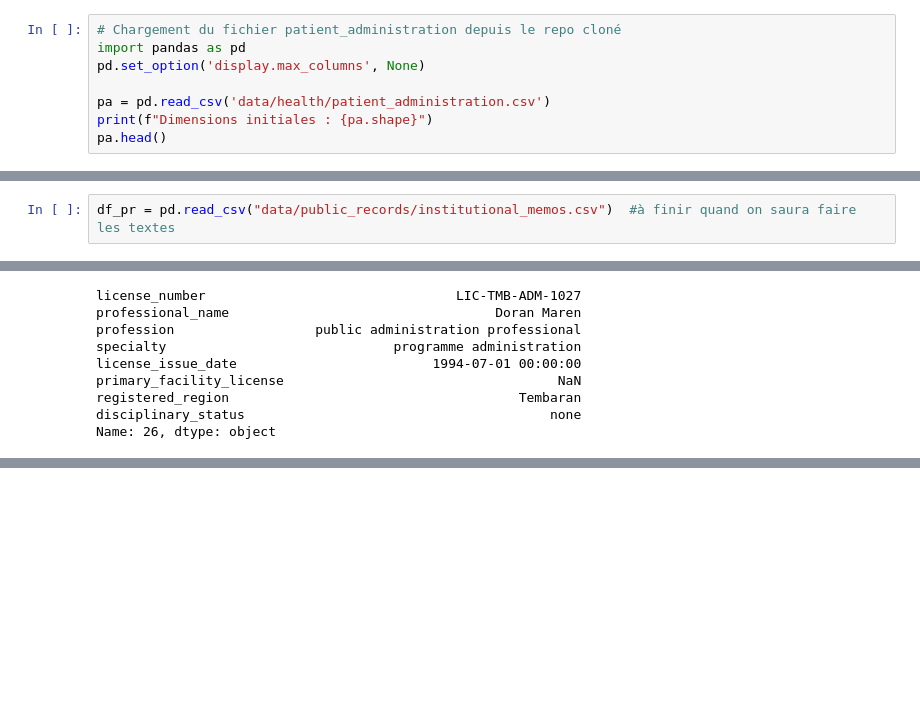
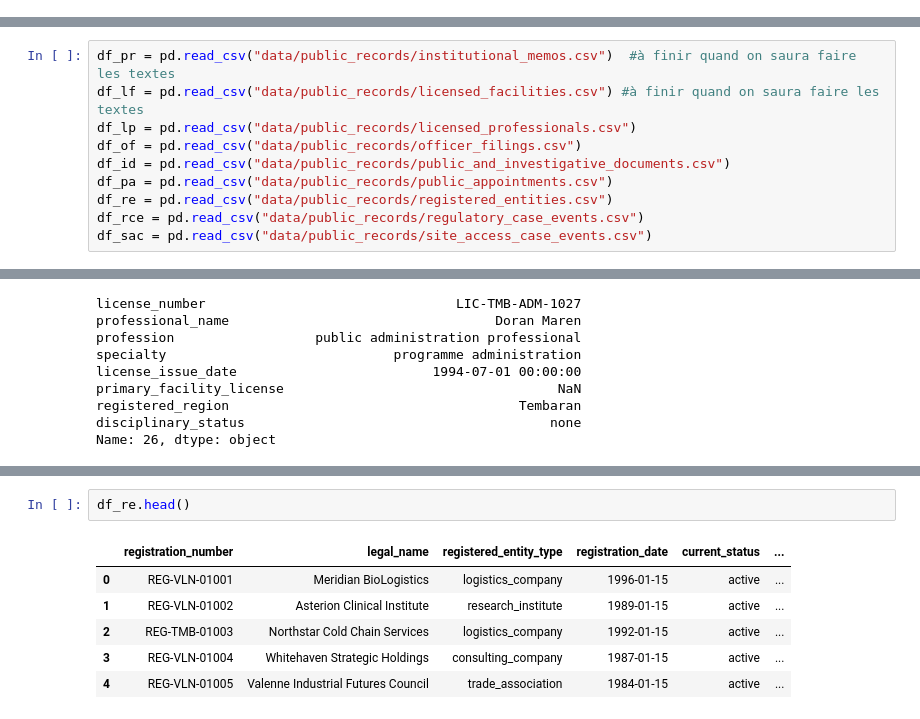
Before and after one commit to Sheik-info/20262027-UE-DataMining-Project, a Jupyter notebook: Base_notebook_to_complete.ipynb, the cells around one changed output, grey strips where cells are left out. Drawn from its saved outputs; the diff is of its cells as text; blank space fills up the shorter version.

Commit message:
registered entities cleaning

```diff
--- a/Base_notebook_to_complete.ipynb
+++ b/Base_notebook_to_complete.ipynb
@@ -132,8 +120,0 @@ Ce fichier contient les données administratives des patients (identité, démog
-# %%
-# Chargement du fichier patient_administration depuis le repo cloné
-import pandas as pd
-pd.set_option('display.max_columns', None)
-
-pa = pd.read_csv('data/health/patient_administration.csv')
-print(f"Dimensions initiales : {pa.shape}")
-pa.head()
@@ -1379,6 +799,14 @@ On a nettoyé les 7 fichiers un par un en suivant à chaque fois la même logiqu
 **Public records**
 # %%
 df_pr = pd.read_csv("data/public_records/institutional_memos.csv")  #à finir quand on saura faire les textes
+df_lf = pd.read_csv("data/public_records/licensed_facilities.csv") #à finir quand on saura faire les textes
+df_lp = pd.read_csv("data/public_records/licensed_professionals.csv")
+df_of = pd.read_csv("data/public_records/officer_filings.csv")
+df_id = pd.read_csv("data/public_records/public_and_investigative_documents.csv")
+df_pa = pd.read_csv("data/public_records/public_appointments.csv")
+df_re = pd.read_csv("data/public_records/registered_entities.csv")
+df_rce = pd.read_csv("data/public_records/regulatory_case_events.csv")
+df_sac = pd.read_csv("data/public_records/site_access_case_events.csv")
 # %%
 print(df_pr.head())
 
@@ -1566,0 +1016,9 @@ Name: 26, dtype: object
+# %%
+df_re.head()
+# %% [output]
+|  | registration_number | legal_name | registered_entity_type | registration_date | current_status | ... |
+| 0 | REG-VLN-01001 | Meridian BioLogistics | logistics_company | 1996-01-15 | active | ... |
+| 1 | REG-VLN-01002 | Asterion Clinical Institute | research_institute | 1989-01-15 | active | ... |
+| 2 | REG-TMB-01003 | Northstar Cold Chain Services | logistics_company | 1992-01-15 | active | ... |
+| 3 | REG-VLN-01004 | Whitehaven Strategic Holdings | consulting_company | 1987-01-15 | active | ... |
+| 4 | REG-VLN-01005 | Valenne Industrial Futures Council | trade_association | 1984-01-15 | active | ... |
```
Also changed, not shown: parts of 76 cells of this notebook.
